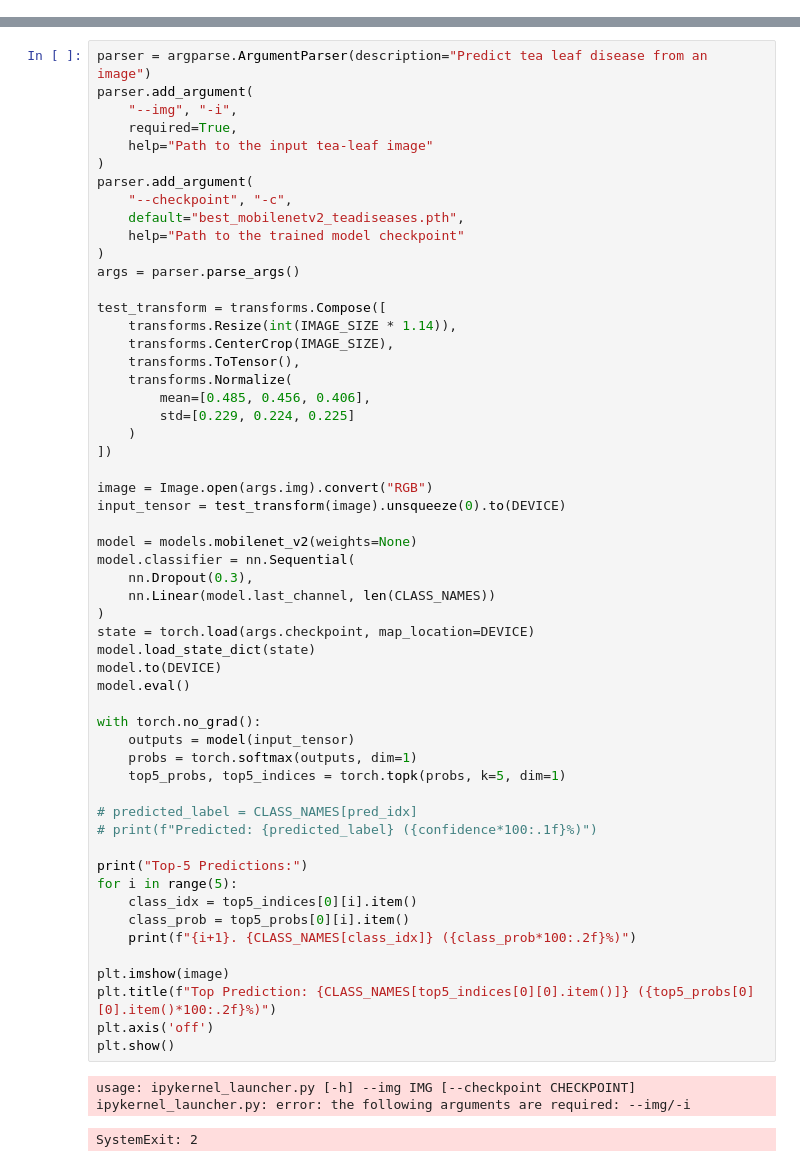
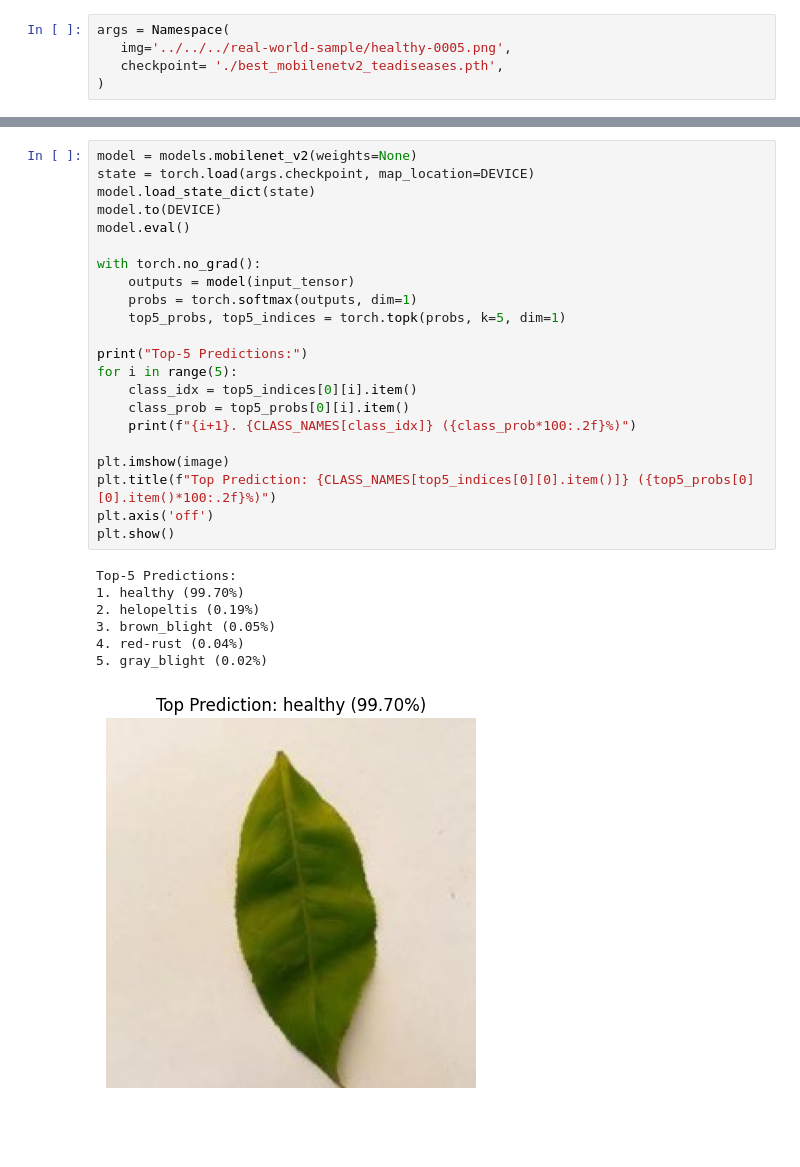
Before and after one commit to raaaizaa/training-skripsi, a Jupyter notebook: training-cnn/mobilenet/v2/predict.ipynb, the cells around one changed output, grey strips where cells are left out. Saved outputs shown, nothing was run; the diff lists cells and outputs as text; blank space fills up the shorter version.

Commit message:
chore(cnn): refactoring script for mobilenet v2

```diff
--- a/training-cnn/mobilenet/v2/predict.ipynb
+++ b/training-cnn/mobilenet/v2/predict.ipynb
@@ -8 +9,6 @@ import matplotlib.pyplot as plt
+# %%
+args = Namespace(
+   img='../../../real-world-sample/healthy-0005.png',
+   checkpoint= './best_mobilenetv2_teadiseases.pth',
+)
 # %%
@@ -22,59 +44,30 @@ DEVICE = torch.device("cuda" if torch.cuda.is_available() else "cpu")
 # %%
-parser = argparse.ArgumentParser(description="Predict tea leaf disease from an image")
-parser.add_argument(
-    "--img", "-i",
-    required=True,
-    help="Path to the input tea‑leaf image"
-)
-parser.add_argument(
-    "--checkpoint", "-c",
-    default="best_mobilenetv2_teadiseases.pth",
-    help="Path to the trained model checkpoint"
-)
-args = parser.parse_args()
-
-test_transform = transforms.Compose([
-    transforms.Resize(int(IMAGE_SIZE * 1.14)),
-    transforms.CenterCrop(IMAGE_SIZE),
-    transforms.ToTensor(),
-    transforms.Normalize(
-        mean=[0.485, 0.456, 0.406],
-        std=[0.229, 0.224, 0.225]
-    )
-])
-
-image = Image.open(args.img).convert("RGB")
-input_tensor = test_transform(image).unsqueeze(0).to(DEVICE)
-
 model = models.mobilenet_v2(weights=None)
-model.classifier = nn.Sequential(
-    nn.Dropout(0.3),
-    nn.Linear(model.last_channel, len(CLASS_NAMES))
-)
 state = torch.load(args.checkpoint, map_location=DEVICE)
 model.load_state_dict(state)
 model.to(DEVICE)
 model.eval()
 
 with torch.no_grad():
     outputs = model(input_tensor)
     probs = torch.softmax(outputs, dim=1)
     top5_probs, top5_indices = torch.topk(probs, k=5, dim=1)
-
-# predicted_label = CLASS_NAMES[pred_idx]
-# print(f"Predicted: {predicted_label} ({confidence*100:.1f}%)")
 
 print("Top-5 Predictions:")
 for i in range(5):
     class_idx = top5_indices[0][i].item()
     class_prob = top5_probs[0][i].item()
     print(f"{i+1}. {CLASS_NAMES[class_idx]} ({class_prob*100:.2f}%)")
 
 plt.imshow(image)
 plt.title(f"Top Prediction: {CLASS_NAMES[top5_indices[0][0].item()]} ({top5_probs[0][0].item()*100:.2f}%)")
 plt.axis('off')
 plt.show()
 # %% [output]
-usage: ipykernel_launcher.py [-h] --img IMG [--checkpoint CHECKPOINT]
-ipykernel_launcher.py: error: the following arguments are required: --img/-i
+Top-5 Predictions:
+1. healthy (99.70%)
+2. helopeltis (0.19%)
+3. brown_blight (0.05%)
+4. red-rust (0.04%)
+5. gray_blight (0.02%)
-SystemExit: 2
+[figure, added]
```
Also changed, not shown: parts of 3 cells of this notebook, 2 other files.
